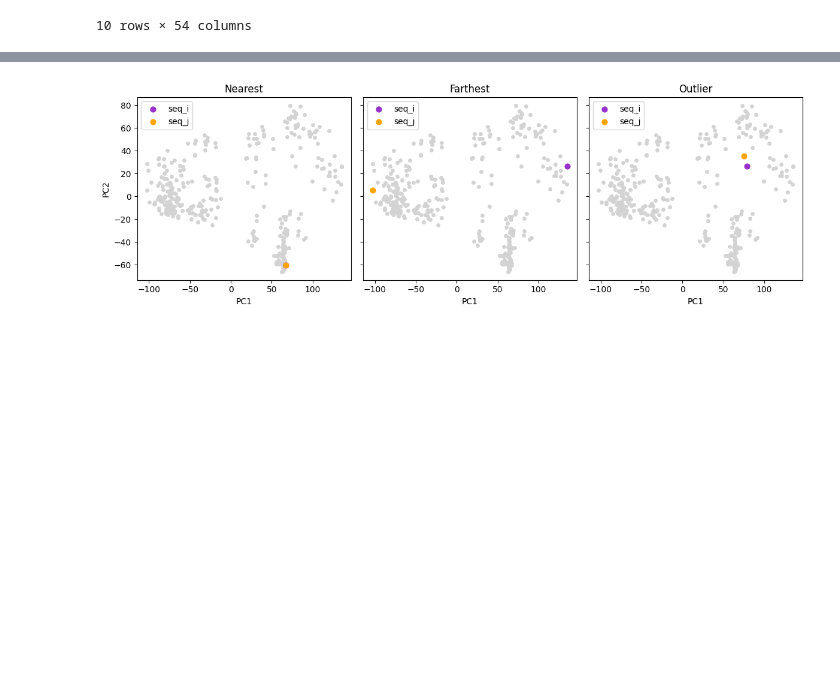
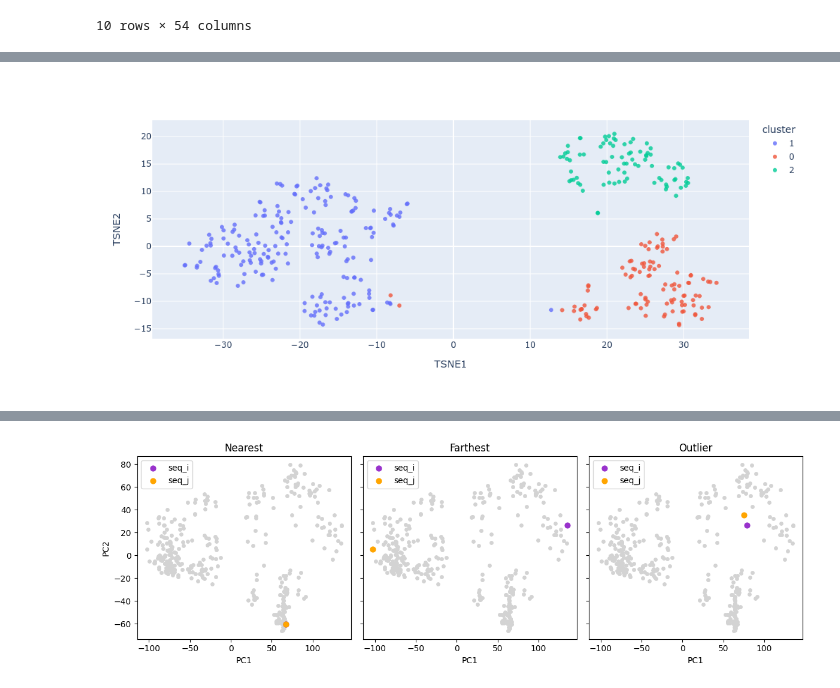
Before and after one commit to thien1ao/WeldingSequenceAnalysis, a Jupyter notebook: main.ipynb, the cells around one changed output, grey strips where cells are left out. Saved outputs shown, nothing was run; the diff lists cells and outputs as text; code cells hidden in the pictures; blank space fills up the shorter version.

```diff
--- a/main.ipynb
+++ b/main.ipynb
@@ -269,0 +266,20 @@ fig.show()
+# %%
+# Eingabe: PCA-reduzierte Daten (X_reduced), Cluster-Labels aus K-Means
+K = 3
+labels = KMeans(n_clusters=K, n_init=50, random_state=0).fit_predict(X_reduced).astype(str)
+
+# t-SNE (Perplexity muss deutlich kleiner als die Anzahl der Sequenzen sein)
+tsne = TSNE(n_components=2, perplexity=30, init="pca", random_state=0)
+df_tsne = pd.DataFrame(tsne.fit_transform(X_reduced), columns=["TSNE1", "TSNE2"], index=df_X.index)
+df_tsne["cluster"] = labels
+
+# UMAP
+reducer = umap.UMAP(n_components=2, n_neighbors=15, min_dist=0.1, random_state=0)
+df_umap = pd.DataFrame(reducer.fit_transform(X_reduced), columns=["UMAP1", "UMAP2"], index=df_X.index)
+df_umap["cluster"] = labels
+# %%
+fig = px.scatter(df_tsne, x="TSNE1", y="TSNE2", color="cluster", hover_name=df_tsne.index, width=750, height=450)
+fig.update_traces(marker=dict(size=6, opacity=0.8))
+fig.show()
+# %% [output]
+[figure, added]
```
Also changed, not shown: parts of 18 cells of this notebook, 7 other files.
